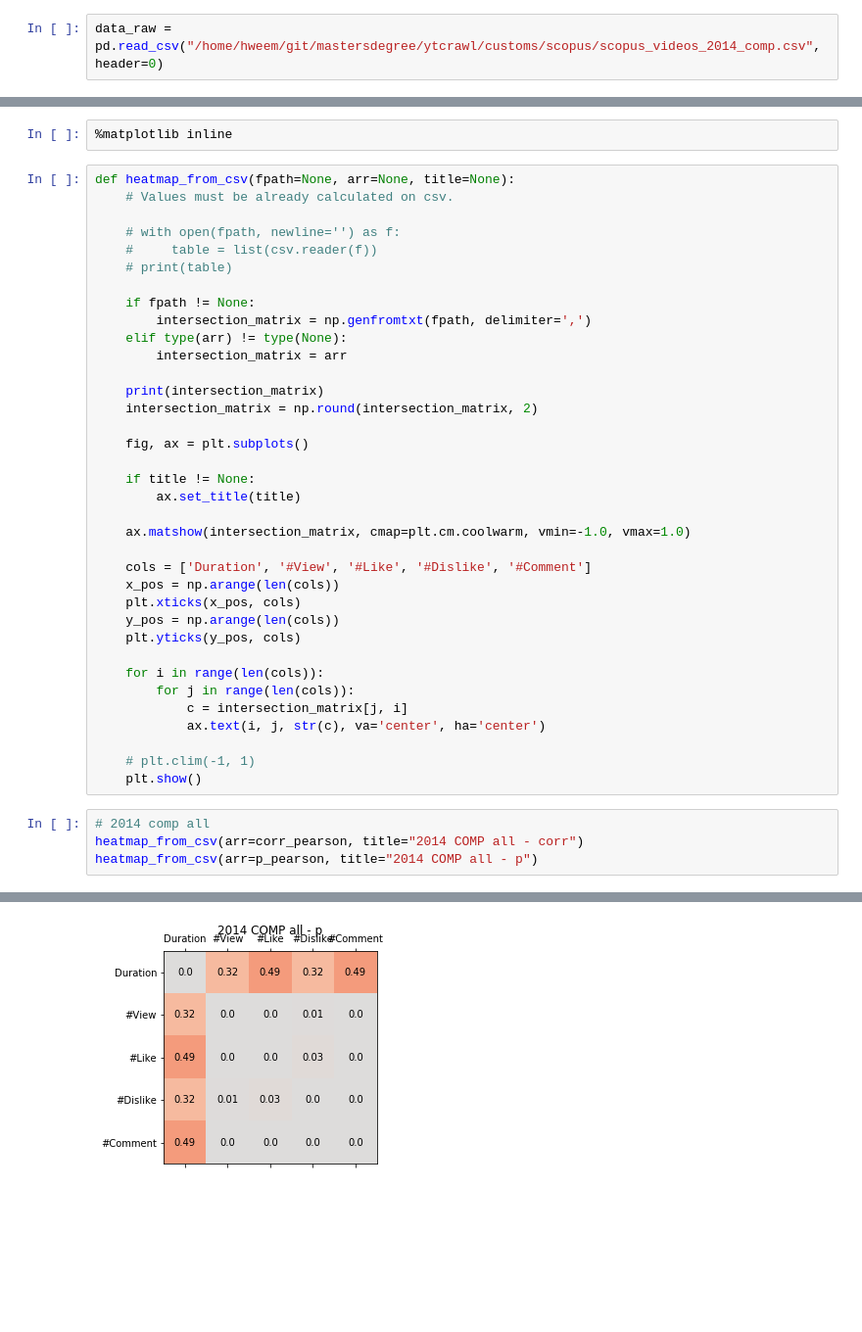
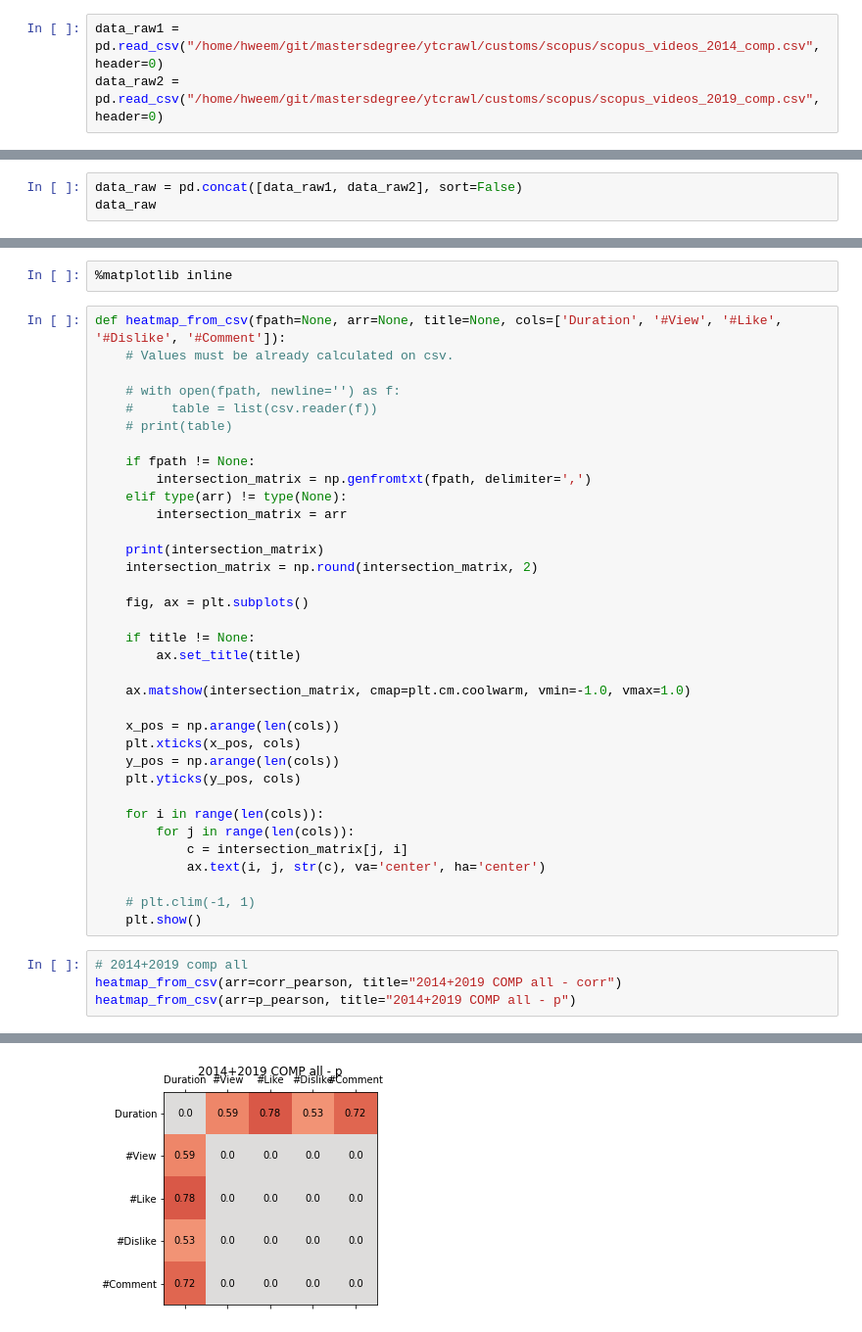
Before and after one commit to Hweemyoung/mastersdegree, a Jupyter notebook: ytcrawl/customs/200805.ipynb, the cells around one changed output, grey strips where cells are left out. Shown at 98% size. Saved outputs shown, nothing was run; the diff lists cells and outputs as text; blank space fills up the shorter version.

```diff
--- a/ytcrawl/customs/200805.ipynb
+++ b/ytcrawl/customs/200805.ipynb
@@ -12,4 +12,5 @@ print(table)
 # %%
 data_raw = pd.DataFrame(table)
 # %%
-data_raw = pd.read_csv("/home/hweem/git/mastersdegree/ytcrawl/customs/scopus/scopus_videos_2014_comp.csv", header=0)
+data_raw1 = pd.read_csv("/home/hweem/git/mastersdegree/ytcrawl/customs/scopus/scopus_videos_2014_comp.csv", header=0)
+data_raw2 = pd.read_csv("/home/hweem/git/mastersdegree/ytcrawl/customs/scopus/scopus_videos_2019_comp.csv", header=0)
@@ -36,0 +17,3 @@ data_raw
+# %%
+data_raw = pd.concat([data_raw1, data_raw2], sort=False)
+data_raw
@@ -87,7 +90,7 @@ from matplotlib import pyplot as plt
 # %%
 %matplotlib inline
 # %%
-def heatmap_from_csv(fpath=None, arr=None, title=None):
+def heatmap_from_csv(fpath=None, arr=None, title=None, cols=['Duration', '#View', '#Like', '#Dislike', '#Comment']):
     # Values must be already calculated on csv.
 
     # with open(fpath, newline='') as f:
@@ -109,7 +112,6 @@ def heatmap_from_csv(fpath=None, arr=None, title=None):
 
     ax.matshow(intersection_matrix, cmap=plt.cm.coolwarm, vmin=-1.0, vmax=1.0)
 
-    cols = ['Duration', '#View', '#Like', '#Dislike', '#Comment']
     x_pos = np.arange(len(cols))
     plt.xticks(x_pos, cols)
     y_pos = np.arange(len(cols))
@@ -123,7 +125,7 @@ def heatmap_from_csv(fpath=None, arr=None, title=None):
     # plt.clim(-1, 1)
     plt.show()
 # %%
-# 2014 comp all
-heatmap_from_csv(arr=corr_pearson, title="2014 COMP all - corr")
-heatmap_from_csv(arr=p_pearson, title="2014 COMP all - p")
+# 2014+2019 comp all
+heatmap_from_csv(arr=corr_pearson, title="2014+2019 COMP all - corr")
+heatmap_from_csv(arr=p_pearson, title="2014+2019 COMP all - p")
 # %% [output]
@@ -145,3 +147,3 @@ heatmap_from_csv(arr=p_pearson, title="2014 COMP all - p")
   0.00000000e+00]]
-[figure, old version]
+[figure, new version]
 # %%
```
Also changed, not shown: parts of 19 cells of this notebook, 8 other files.
